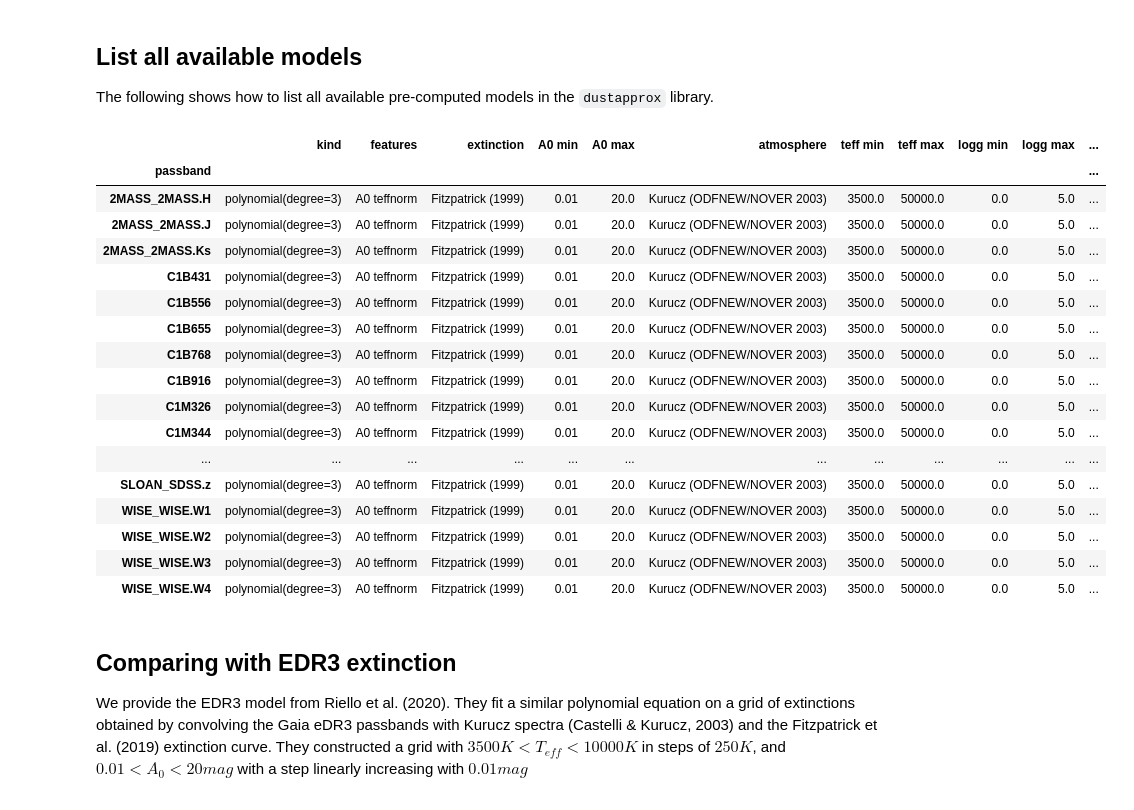
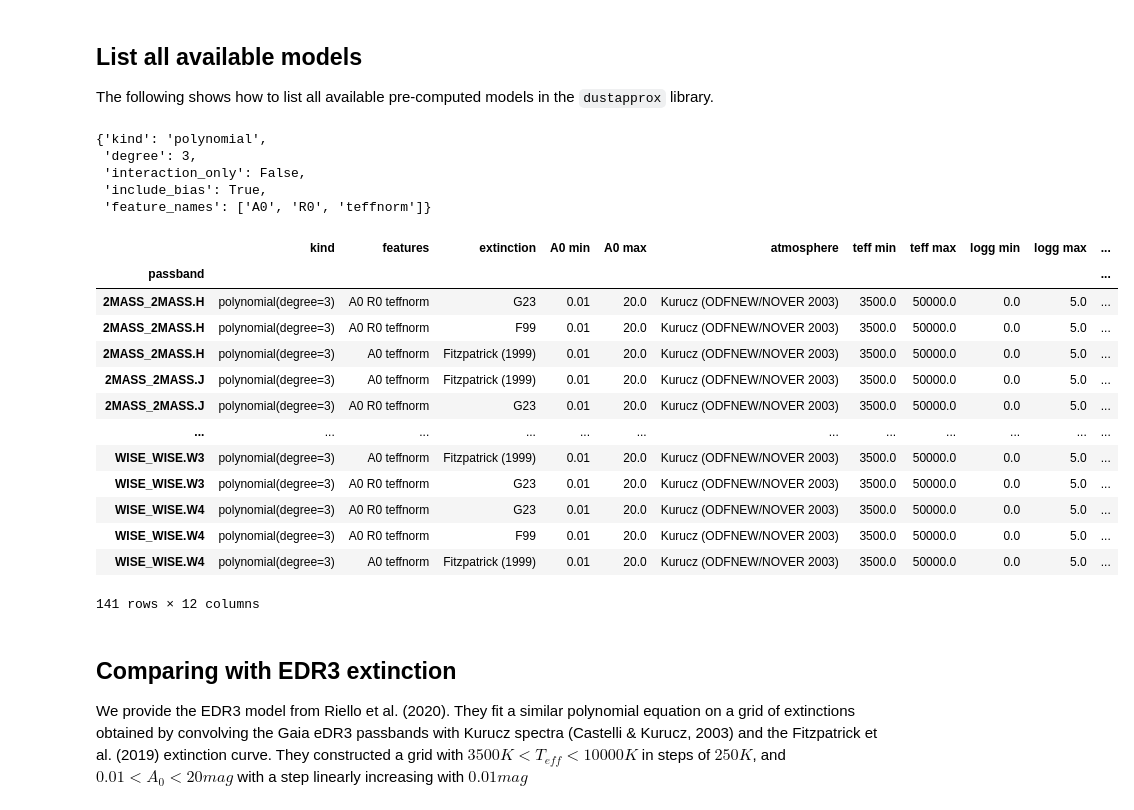
Before and after one commit to mfouesneau/dustapprox, a Jupyter notebook: examples/Examples.ipynb, the cells around one changed output. Cells and saved outputs as stored; diff of their text form; code cells hidden in the pictures.

```diff
--- a/examples/Examples.ipynb
+++ b/examples/Examples.ipynb
@@ -120,7 +120,7 @@ from pyphot.libraries import Ascii_Library
 where = str(resources.files('dustapprox').joinpath('data/Gaia2'))
 
 # load all filters from that directory
-lib = Ascii_Library(where)
+lib = Ascii_Library(where, glob_pattern='*csv')
 pbset = lib.load_all_filters()
 
 # plot the passbands
@@ -401,61 +426,65 @@ lib.find('C1')
 ## List all available models
 
 The following shows how to list all available pre-computed models in the `dustapprox` library.
+# %%
+info.model
+# %% [output]
+{'kind': 'polynomial',
+ 'degree': 3,
+ 'interaction_only': False,
+ 'include_bias': True,
+ 'feature_names': ['A0', 'R0', 'teffnorm']}
 # %%
 import pandas as pd
 from dustapprox.models import PrecomputedModel
 
 lib = PrecomputedModel()
 
 data_ = []
 for info in lib.get_models_info():
 
-    kind = info['model']['kind']
-    features = ' '.join(info['model']['feature_names'])
-    extc = info['extinction']['source']
-    atm = info['atmosphere']['source']
-    teffmin = info['atmosphere']['teff'][0]
-    teffmax = info['atmosphere']['teff'][1]
-    loggmin = info['atmosphere']['logg'][0]
-    loggmax = info['atmosphere']['logg'][1]
-    fehmin = info['atmosphere']['feh'][0]
-    fehmax = info['atmosphere']['feh'][1]
-    a0min = info['extinction']['A0'][0]
-    a0max = info['extinction']['A0'][1]
+    kind = info.model['kind']
+    features = ' '.join(info.model['feature_names'])
+    extc = info.extinction['source']
+    atm = info.atmosphere['source']
+    teffmin = info.atmosphere['teff'][0]
+    teffmax = info.atmosphere['teff'][1]
+    loggmin = info.atmosphere['logg'][0]
+    loggmax = info.atmosphere['logg'][1]
+    fehmin = info.atmosphere['feh'][0]
+    fehmax = info.atmosphere['feh'][1]
+    a0min = info.extinction['A0'][0]
+    a0max = info.extinction['A0'][1]
 
     if kind == 'polynomial':
         kind = "{kind:s}(degree={degree:d})".format(kind=kind,
-                                                    degree=info['model']['degree'])
+                                                    degree=info.model['degree'])
 
-    for pb in info['passbands']:
+    for pb in info.passbands:
         data_.append([pb, kind, features,
                      extc, a0min, a0max,
                      atm, teffmin, teffmax, loggmin, loggmax, fehmin, fehmax])
 columns=['passband', 'kind', 'features',
          'extinction', 'A0 min', 'A0 max',
          'atmosphere', 'teff min', 'teff max', 'logg min', 'logg max',
          '[Fe/H] min', '[Fe/H] max']
 
 pd.DataFrame.from_records(data_, columns=columns).set_index('passband').sort_index()
 # %% [output]
 |  | kind | features | extinction | A0 min | A0 max | atmosphere | teff min | teff max | logg min | logg max | ... |
 | passband |  |  |  |  |  |  |  |  |  |  | ... |
+| 2MASS_2MASS.H | polynomial(degree=3) | A0 R0 teffnorm | G23 | 0.01 | 20.0 | Kurucz (ODFNEW/NOVER 2003) | 3500.0 | 50000.0 | 0.0 | 5.0 | ... |
+| 2MASS_2MASS.H | polynomial(degree=3) | A0 R0 teffnorm | F99 | 0.01 | 20.0 | Kurucz (ODFNEW/NOVER 2003) | 3500.0 | 50000.0 | 0.0 | 5.0 | ... |
 | 2MASS_2MASS.H | polynomial(degree=3) | A0 teffnorm | Fitzpatrick (1999) | 0.01 | 20.0 | Kurucz (ODFNEW/NOVER 2003) | 3500.0 | 50000.0 | 0.0 | 5.0 | ... |
 | 2MASS_2MASS.J | polynomial(degree=3) | A0 teffnorm | Fitzpatrick (1999) | 0.01 | 20.0 | Kurucz (ODFNEW/NOVER 2003) | 3500.0 | 50000.0 | 0.0 | 5.0 | ... |
-| 2MASS_2MASS.Ks | polynomial(degree=3) | A0 teffnorm | Fitzpatrick (1999) | 0.01 | 20.0 | Kurucz (ODFNEW/NOVER 2003) | 3500.0 | 50000.0 | 0.0 | 5.0 | ... |
-| C1B431 | polynomial(degree=3) | A0 teffnorm | Fitzpatrick (1999) | 0.01 | 20.0 | Kurucz (ODFNEW/NOVER 2003) | 3500.0 | 50000.0 | 0.0 | 5.0 | ... |
-| C1B556 | polynomial(degree=3) | A0 teffnorm | Fitzpatrick (1999) | 0.01 | 20.0 | Kurucz (ODFNEW/NOVER 2003) | 3500.0 | 50000.0 | 0.0 | 5.0 | ... |
-| C1B655 | polynomial(degree=3) | A0 teffnorm | Fitzpatrick (1999) | 0.01 | 20.0 | Kurucz (ODFNEW/NOVER 2003) | 3500.0 | 50000.0 | 0.0 | 5.0 | ... |
-| C1B768 | polynomial(degree=3) | A0 teffnorm | Fitzpatrick (1999) | 0.01 | 20.0 | Kurucz (ODFNEW/NOVER 2003) | 3500.0 | 50000.0 | 0.0 | 5.0 | ... |
-| C1B916 | polynomial(degree=3) | A0 teffnorm | Fitzpatrick (1999) | 0.01 | 20.0 | Kurucz (ODFNEW/NOVER 2003) | 3500.0 | 50000.0 | 0.0 | 5.0 | ... |
-| C1M326 | polynomial(degree=3) | A0 teffnorm | Fitzpatrick (1999) | 0.01 | 20.0 | Kurucz (ODFNEW/NOVER 2003) | 3500.0 | 50000.0 | 0.0 | 5.0 | ... |
-| C1M344 | polynomial(degree=3) | A0 teffnorm | Fitzpatrick (1999) | 0.01 | 20.0 | Kurucz (ODFNEW/NOVER 2003) | 3500.0 | 50000.0 | 0.0 | 5.0 | ... |
+| 2MASS_2MASS.J | polynomial(degree=3) | A0 R0 teffnorm | G23 | 0.01 | 20.0 | Kurucz (ODFNEW/NOVER 2003) | 3500.0 | 50000.0 | 0.0 | 5.0 | ... |
 | ... | ... | ... | ... | ... | ... | ... | ... | ... | ... | ... | ... |
-| SLOAN_SDSS.z | polynomial(degree=3) | A0 teffnorm | Fitzpatrick (1999) | 0.01 | 20.0 | Kurucz (ODFNEW/NOVER 2003) | 3500.0 | 50000.0 | 0.0 | 5.0 | ... |
-| WISE_WISE.W1 | polynomial(degree=3) | A0 teffnorm | Fitzpatrick (1999) | 0.01 | 20.0 | Kurucz (ODFNEW/NOVER 2003) | 3500.0 | 50000.0 | 0.0 | 5.0 | ... |
-| WISE_WISE.W2 | polynomial(degree=3) | A0 teffnorm | Fitzpatrick (1999) | 0.01 | 20.0 | Kurucz (ODFNEW/NOVER 2003) | 3500.0 | 50000.0 | 0.0 | 5.0 | ... |
 | WISE_WISE.W3 | polynomial(degree=3) | A0 teffnorm | Fitzpatrick (1999) | 0.01 | 20.0 | Kurucz (ODFNEW/NOVER 2003) | 3500.0 | 50000.0 | 0.0 | 5.0 | ... |
+| WISE_WISE.W3 | polynomial(degree=3) | A0 R0 teffnorm | G23 | 0.01 | 20.0 | Kurucz (ODFNEW/NOVER 2003) | 3500.0 | 50000.0 | 0.0 | 5.0 | ... |
+| WISE_WISE.W4 | polynomial(degree=3) | A0 R0 teffnorm | G23 | 0.01 | 20.0 | Kurucz (ODFNEW/NOVER 2003) | 3500.0 | 50000.0 | 0.0 | 5.0 | ... |
+| WISE_WISE.W4 | polynomial(degree=3) | A0 R0 teffnorm | F99 | 0.01 | 20.0 | Kurucz (ODFNEW/NOVER 2003) | 3500.0 | 50000.0 | 0.0 | 5.0 | ... |
 | WISE_WISE.W4 | polynomial(degree=3) | A0 teffnorm | Fitzpatrick (1999) | 0.01 | 20.0 | Kurucz (ODFNEW/NOVER 2003) | 3500.0 | 50000.0 | 0.0 | 5.0 | ... |
+141 rows × 12 columns
 # %% [markdown]
 ## Comparing with EDR3 extinction
 
```
Also changed, not shown: parts of 9 cells of this notebook.
